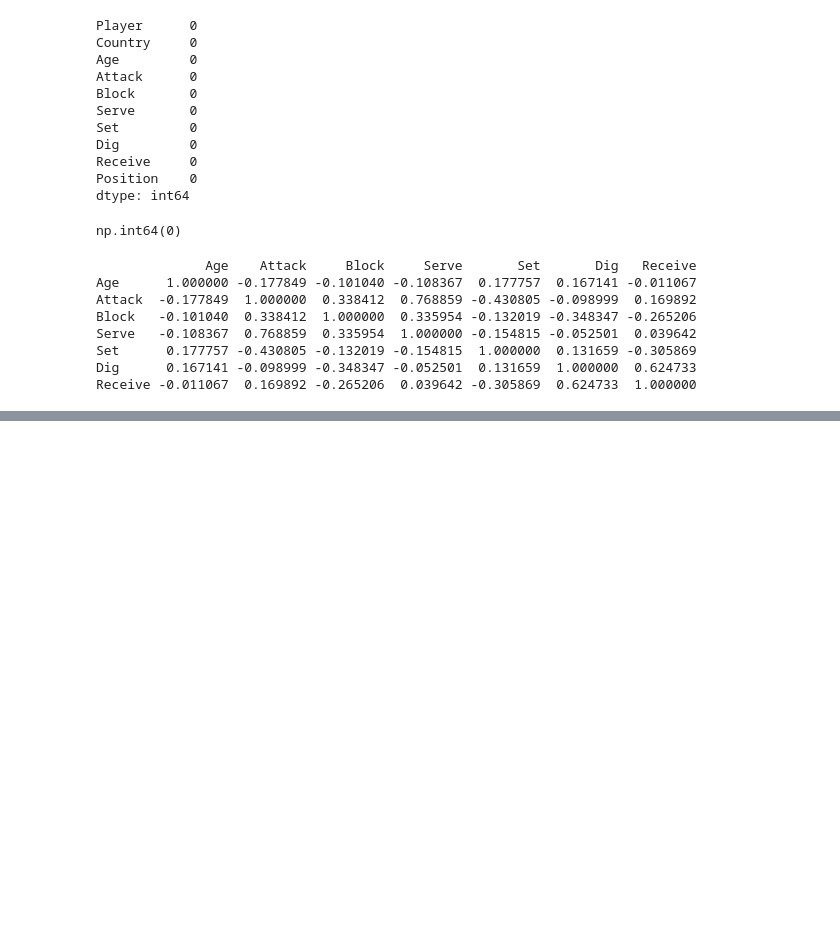
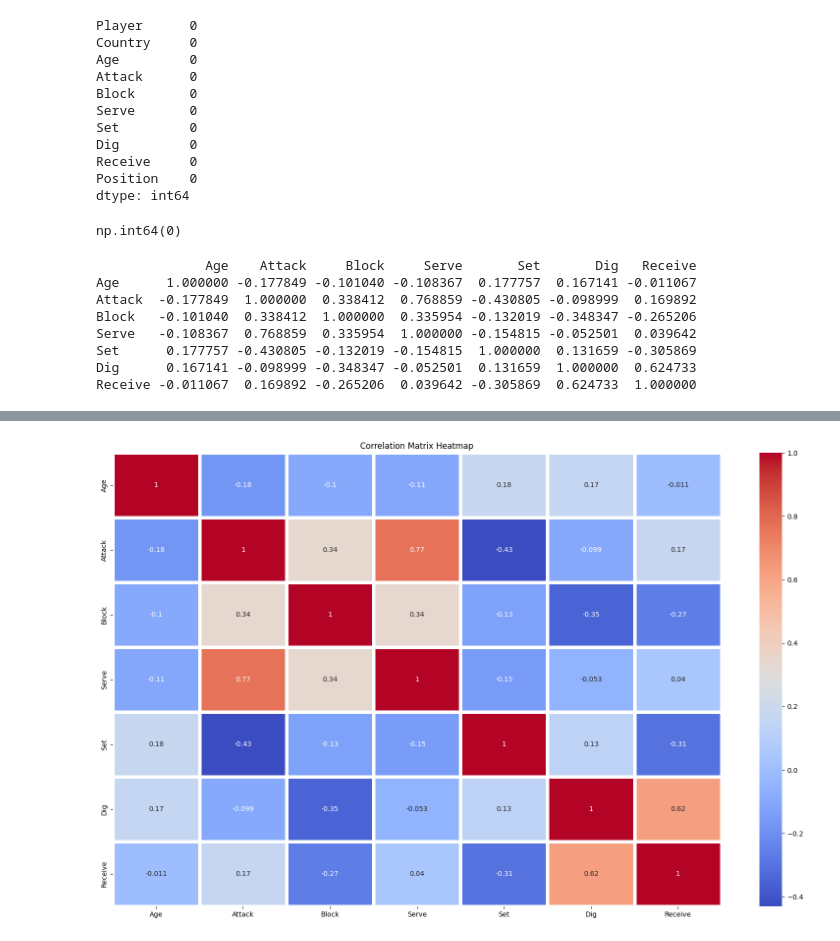
Before and after one commit to 98jperea/exploratory-data-analysis-volleybal-dataset, a Jupyter notebook: Notebook.ipynb, the cells around one changed output, grey strips where cells are left out. Saved outputs shown, nothing was run; the diff lists cells and outputs as text; code cells hidden in the pictures; blank space fills up the shorter version.

```diff
--- a/Notebook.ipynb
+++ b/Notebook.ipynb
@@ -78,0 +87,10 @@ Receive -0.011067  0.169892 -0.265206  0.039642 -0.305869  0.624733  1.000000
+# %%
+# Figura 20 ancho, 12 alto
+plt.figure(figsize = (20, 12))
+# Mapa de calor de Seaborn con matriz de correlación apartado anterior
+# Sí a mostrar valores nº dentro de celda, paleta de color y grosor líneas
+sns.heatmap(corr_matrix, annot= True, cmap = "coolwarm", linewidths= 5)
+plt.title("Correlation Matrix Heatmap")
+plt.show()
+# %% [output]
+[figure, added]
```
Also changed, not shown: parts of 10 cells of this notebook.
